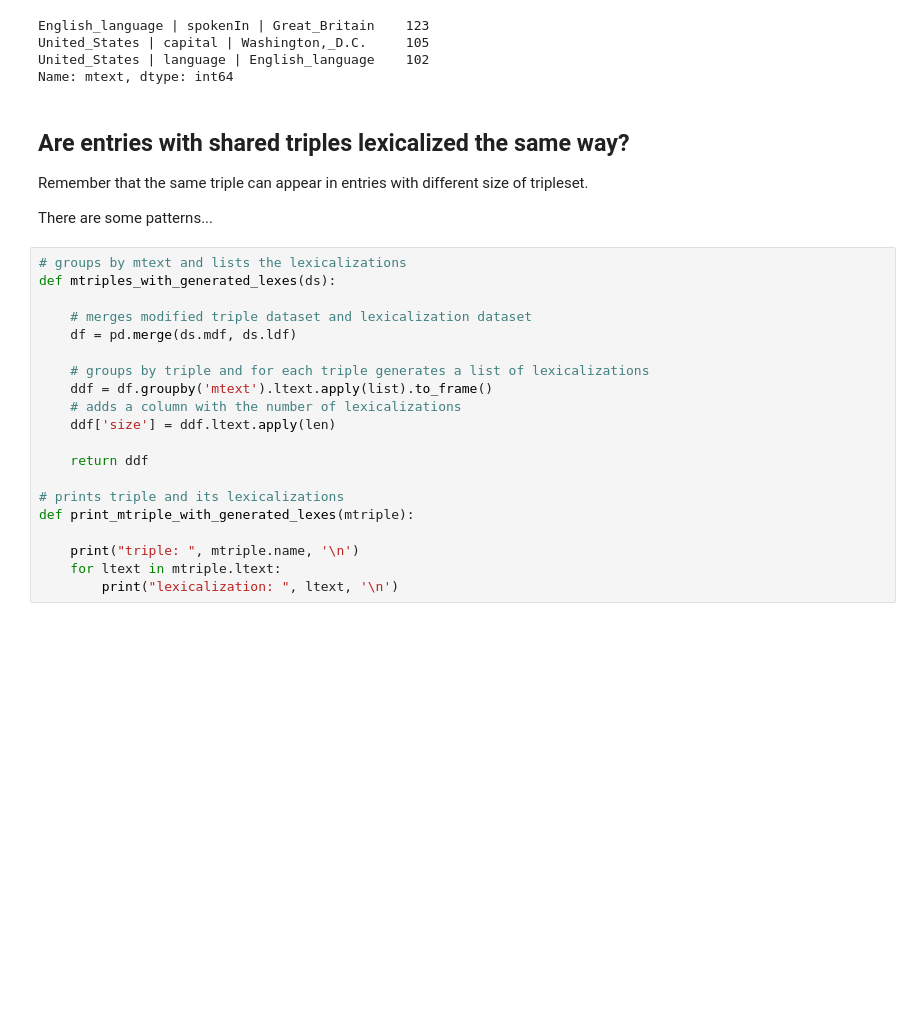
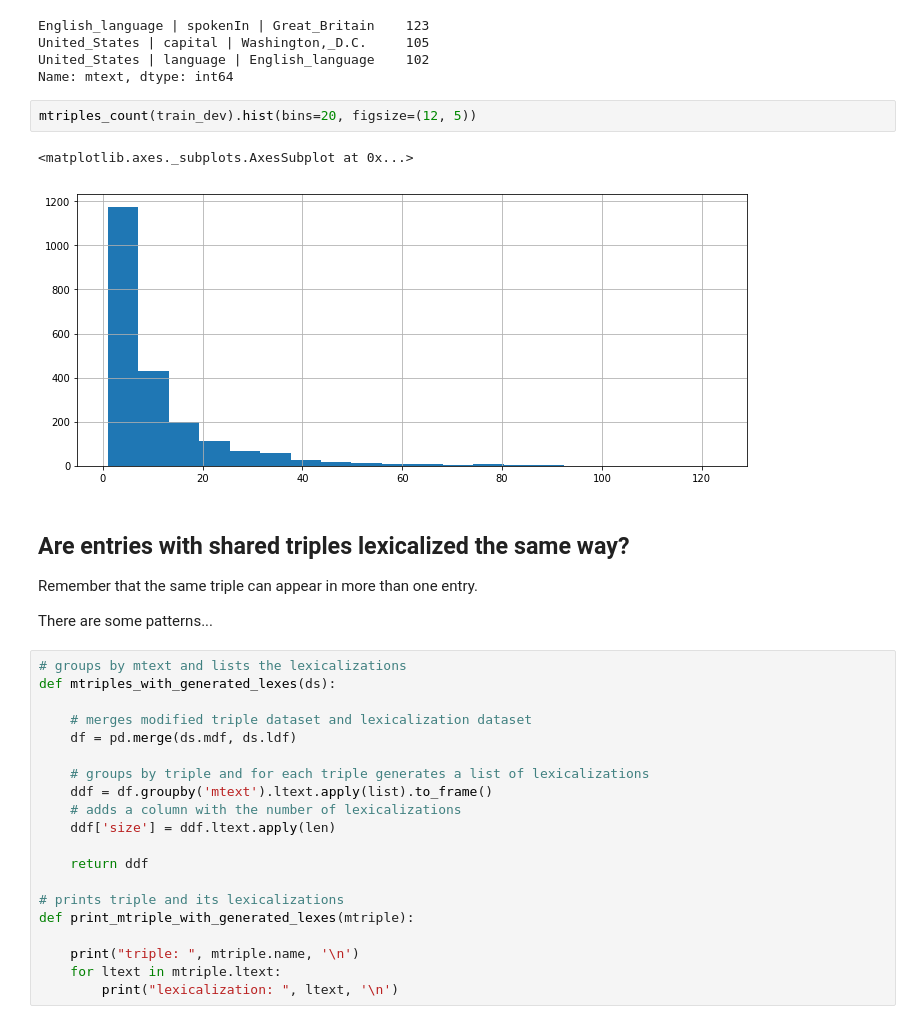
Before and after one commit to abevieiramota/challenge-webnlg, a Jupyter notebook: notebook/1 - Exploratory Data Analysis.ipynb, the cells around one changed output. Cells and saved outputs as stored; diff of their text form; blank space fills up the shorter version.

```diff
--- a/notebook/1 - Exploratory Data Analysis.ipynb
+++ b/notebook/1 - Exploratory Data Analysis.ipynb
@@ -326,10 +350,15 @@ English_language | spokenIn | Great_Britain    123
 United_States | capital | Washington,_D.C.     105
 United_States | language | English_language    102
 Name: mtext, dtype: int64
+# %%
+mtriples_count(train_dev).hist(bins=20, figsize=(12, 5))
+# %% [output]
+<matplotlib.axes._subplots.AxesSubplot at 0x...>
+[figure, added]
 # %% [markdown]
 ## Are entries with shared triples lexicalized the same way?
 
-Remember that the same triple can appear in entries with different size of tripleset.
+Remember that the same triple can appear in more than one entry.
 
 There are some patterns...
 # %%
```
Also changed, not shown: parts of 46 cells of this notebook, 1 other file.
